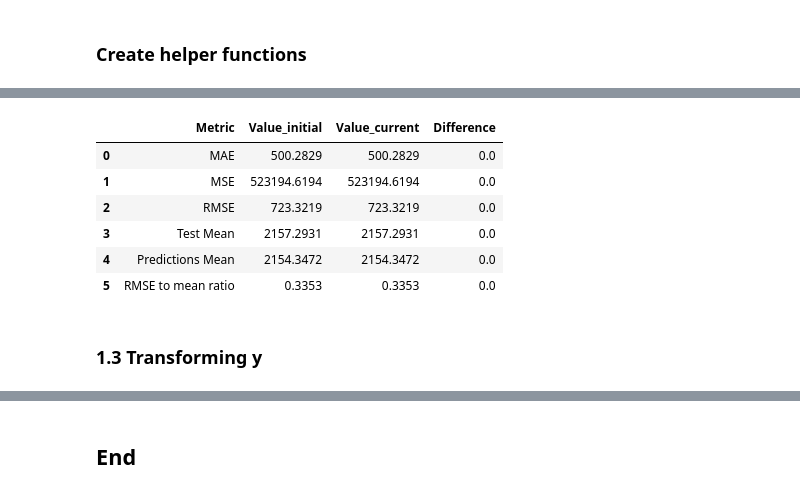
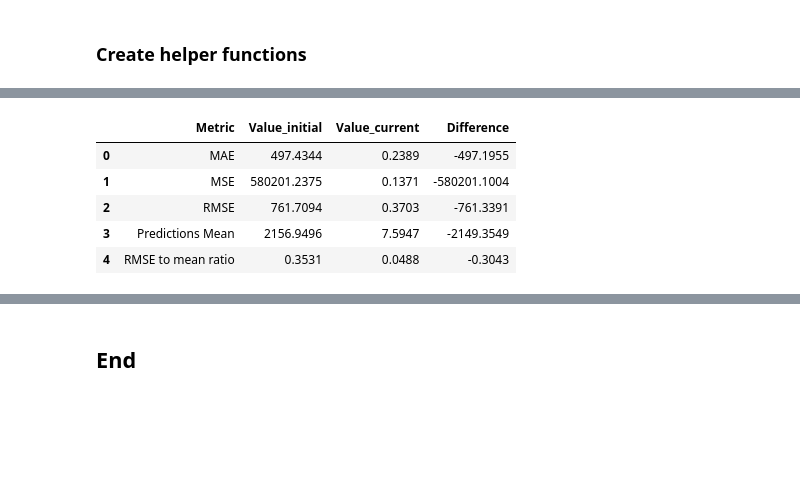
Before and after one commit to nadpierre/rental-prices-regression-project, a Jupyter notebook: DataModeling.ipynb, the cells around one changed output, grey strips where cells are left out. Saved outputs shown, nothing was run; the diff lists cells and outputs as text; code cells hidden in the pictures; blank space fills up the shorter version.

```diff
--- a/DataModeling.ipynb
+++ b/DataModeling.ipynb
@@ -128,0 +189,5 @@ The Durbin-Watson score of 2 indicates that the errors are independent.
+# %%
+# Fit the model
+X_constant = sm.add_constant(X_scaled)
+model_scaled = sm.OLS(y, X_constant).fit()
+model_scaled.summary()
@@ -129,7 +223,5 @@ The Durbin-Watson score of 2 indicates that the errors are independent.
 # %%
 # Evaluate performance
-X_test_constant = sm.add_constant(X_test)
-y_pred = model.predict(X_test_constant)
-initial_performance = eval_performance(y_test, y_pred)
-initial_performance
+y_pred = model_scaled.predict(X_constant)
+compare_performances(base_perf, eval_performance(y, y_pred))
 # %% [output]
@@ -162,5 +233,0 @@ X_test_scaled = scaler.transform(X_test)
-# %%
-# Fit the model
-X_constant = sm.add_constant(X_train_scaled)
-model_scaled = sm.OLS(y_train, X_constant).fit()
-model_scaled.summary()
@@ -190,0 +238,7 @@ Notes:
+# %%
+# Transform y into log(y)
+y_log = np.log(y)
+y_log = y_log.rename('log(price)')
+X_constant = sm.add_constant(X)
+model_log = sm.OLS(y_log, X_constant).fit()
+model_log.summary()
@@ -191,15 +276,12 @@ Notes:
 # %%
 # Evaluate performance
-X_test_constant = sm.add_constant(X_test_scaled)
-y_pred = model_scaled.predict(X_test_constant)
-compare_performances(initial_performance, eval_performance(y_test, y_pred))
+y_pred = model_log.predict(X_constant)
+display(compare_performances(base_perf, eval_performance(y_log, y_pred)))
+base_perf = eval_performance(y_log, y_pred)
 # %% [output]
 |  | Metric | Value_initial | Value_current | Difference |
-| 0 | MAE | 500.2829 | 500.2829 | 0.0 |
-| 1 | MSE | 523194.6194 | 523194.6194 | 0.0 |
-| 2 | RMSE | 723.3219 | 723.3219 | 0.0 |
-| 3 | Test Mean | 2157.2931 | 2157.2931 | 0.0 |
-| 4 | Predictions Mean | 2154.3472 | 2154.3472 | 0.0 |
-| 5 | RMSE to mean ratio | 0.3353 | 0.3353 | 0.0 |
+| 0 | MAE | 497.4344 | 0.2389 | -497.1955 |
+| 1 | MSE | 580201.2375 | 0.1371 | -580201.1004 |
+| 2 | RMSE | 761.7094 | 0.3703 | -761.3391 |
+| 3 | Predictions Mean | 2156.9496 | 7.5947 | -2149.3549 |
+| 4 | RMSE to mean ratio | 0.3531 | 0.0488 | -0.3043 |
-# %% [markdown]
-### 1.3 Transforming y
```
Also changed, not shown: parts of 83 cells of this notebook, 4 other files.
